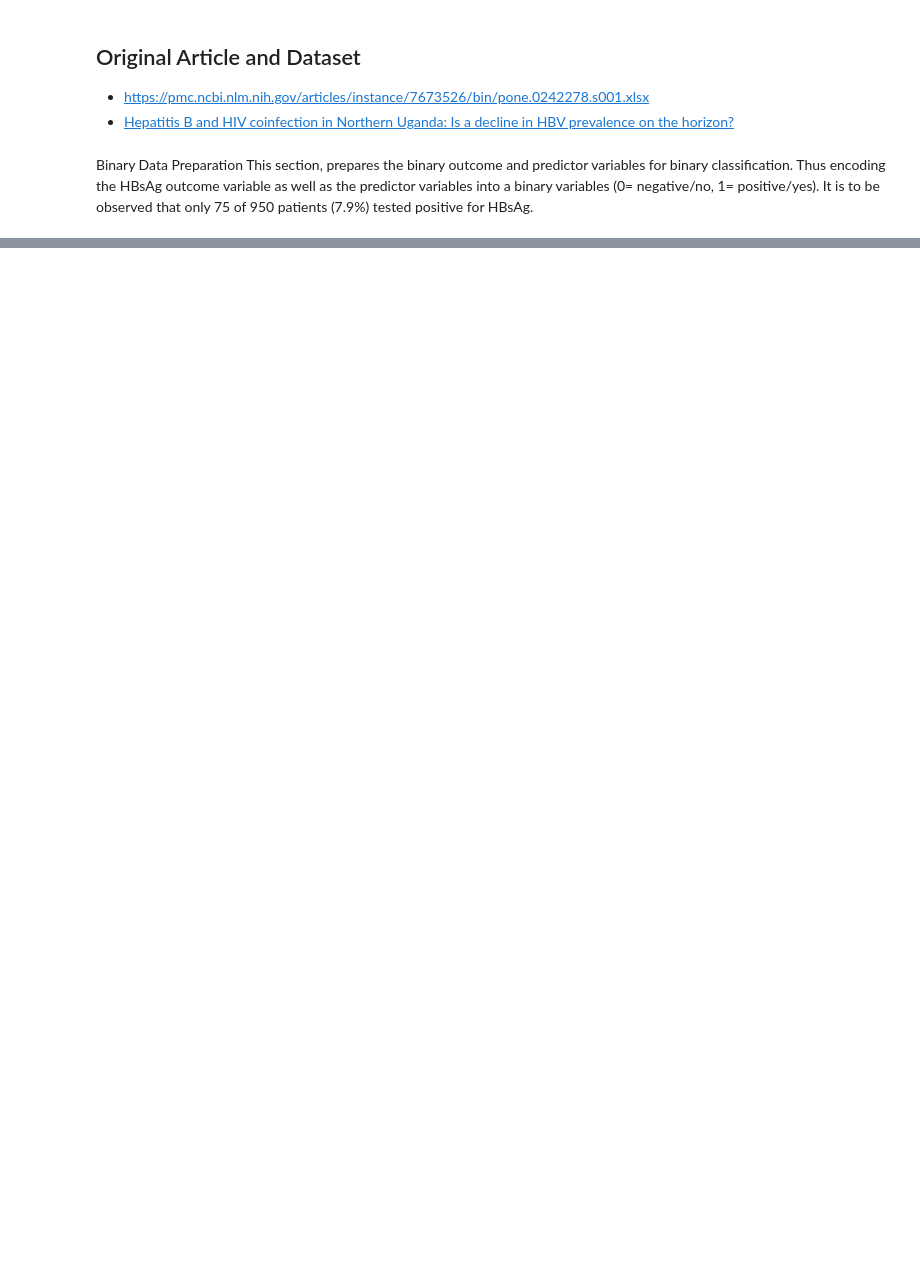
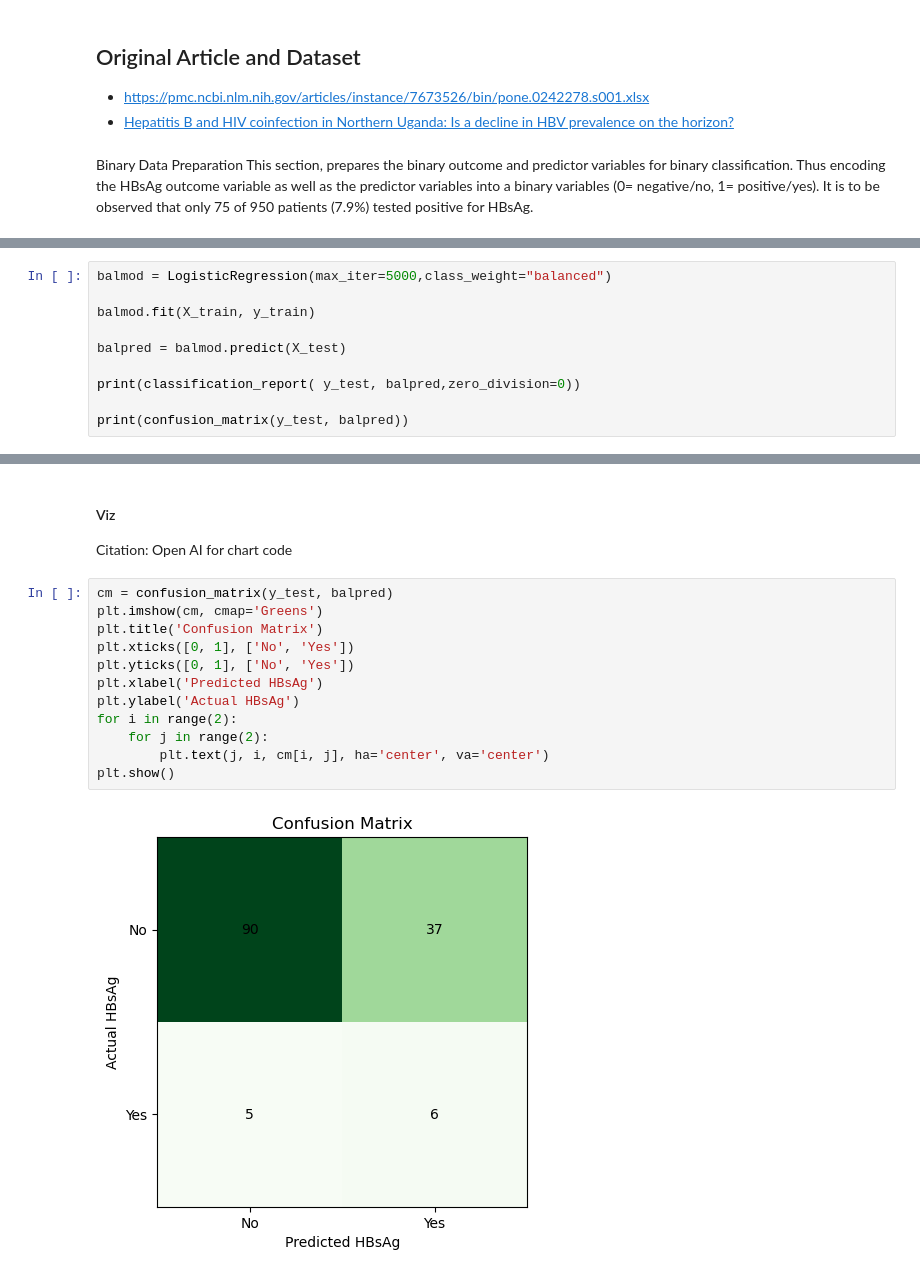
Before and after one commit to 303gabby/XB_0175_Proposal_Code, a Jupyter notebook: XB_0175_code.ipynb, the cells around one changed output, grey strips where cells are left out. Cells and saved outputs as stored; diff of their text form; blank space fills up the shorter version.

```diff
--- a/XB_0175_code.ipynb
+++ b/XB_0175_code.ipynb
@@ -157,0 +252,10 @@ df.head(10)
+# %%
+balmod = LogisticRegression(max_iter=5000,class_weight="balanced")
+
+balmod.fit(X_train, y_train)
+
+balpred = balmod.predict(X_test)
+
+print(classification_report( y_test, balpred,zero_division=0))
+
+print(confusion_matrix(y_test, balpred))
@@ -157,0 +274,17 @@ df.head(10)
+# %% [markdown]
+#### Viz
+Citation: Open AI for chart code
+# %%
+cm = confusion_matrix(y_test, balpred)
+plt.imshow(cm, cmap='Greens')
+plt.title('Confusion Matrix')
+plt.xticks([0, 1], ['No', 'Yes'])
+plt.yticks([0, 1], ['No', 'Yes'])
+plt.xlabel('Predicted HBsAg')
+plt.ylabel('Actual HBsAg')
+for i in range(2):
+    for j in range(2):
+        plt.text(j, i, cm[i, j], ha='center', va='center')
+plt.show()
+# %% [output]
+[figure, added]
```
Also changed, not shown: parts of 81 cells of this notebook.
